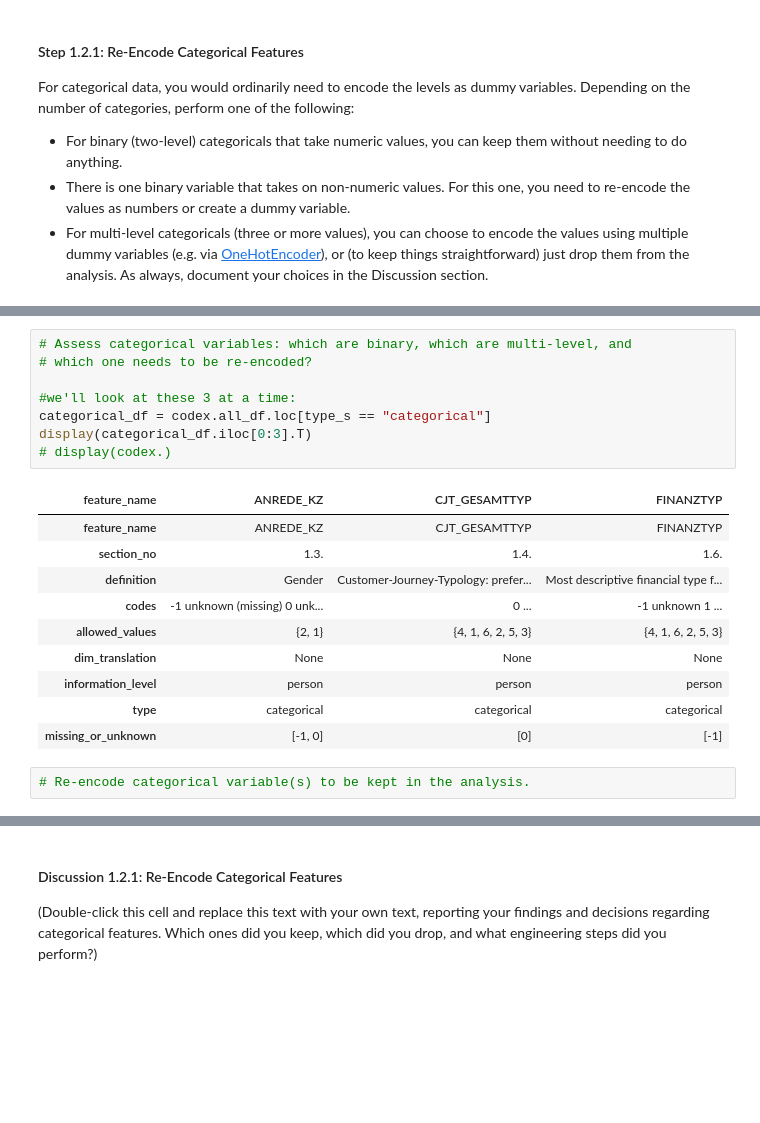
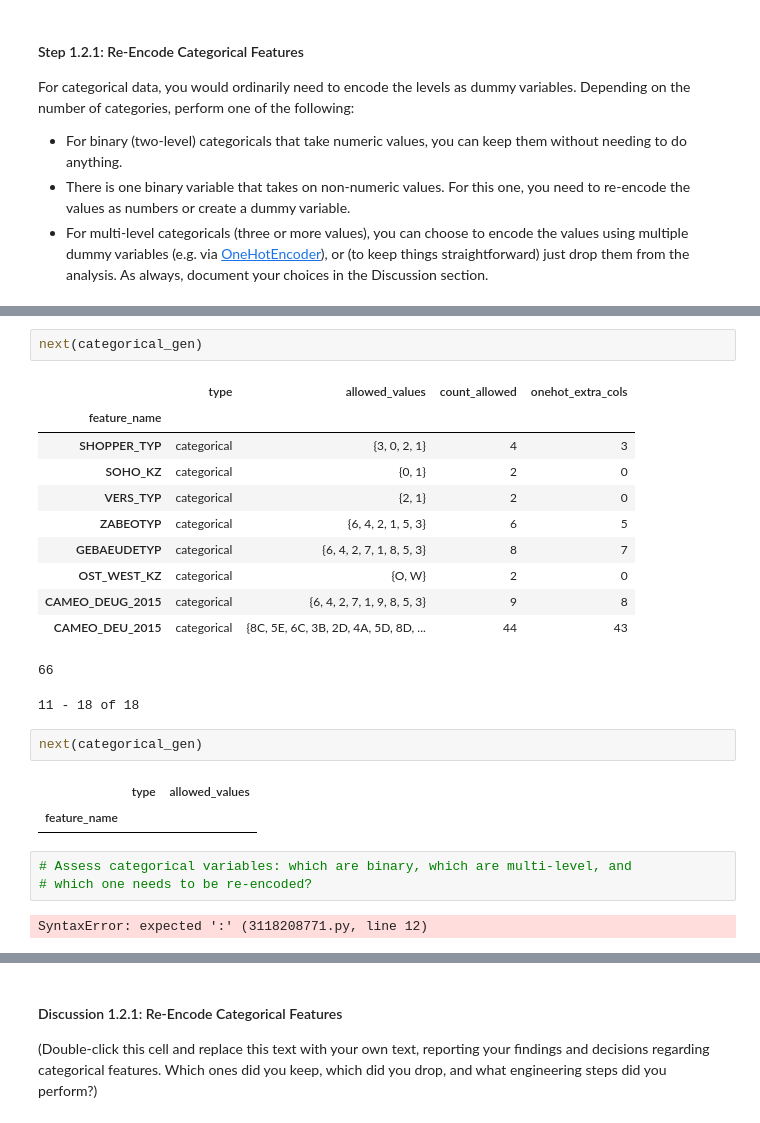
Before and after one commit to jsecrest/wgu-MachineLearning-C753-p2_IdentifyCustomerSegments, a Jupyter notebook: Identify_Customer_Segments.ipynb, the cells around one changed output, grey strips where cells are left out. Drawn from its saved outputs; the diff is of its cells as text; blank space fills up the shorter version.

```diff
--- a/Identify_Customer_Segments.ipynb
+++ b/Identify_Customer_Segments.ipynb
@@ -1233,21 +1283,25 @@ For categorical data, you would ordinarily need to encode the levels as dummy va
+# %%
+next(categorical_gen)
+# %% [output]
+|  | type | allowed_values | count_allowed | onehot_extra_cols |
+| feature_name |  |  |  |  |
+| SHOPPER_TYP | categorical | {3, 0, 2, 1} | 4 | 3 |
+| SOHO_KZ | categorical | {0, 1} | 2 | 0 |
+| VERS_TYP | categorical | {2, 1} | 2 | 0 |
+| ZABEOTYP | categorical | {6, 4, 2, 1, 5, 3} | 6 | 5 |
+| GEBAEUDETYP | categorical | {6, 4, 2, 7, 1, 8, 5, 3} | 8 | 7 |
+| OST_WEST_KZ | categorical | {O, W} | 2 | 0 |
+| CAMEO_DEUG_2015 | categorical | {6, 4, 2, 7, 1, 9, 8, 5, 3} | 9 | 8 |
+| CAMEO_DEU_2015 | categorical | {8C, 5E, 6C, 3B, 2D, 4A, 5D, 8D, ... | 44 | 43 |
+66
+11 - 18 of 18
+# %%
+next(categorical_gen)
+# %% [output]
+|  | type | allowed_values |
+| feature_name |  |  |
 # %%
 # Assess categorical variables: which are binary, which are multi-level, and
 # which one needs to be re-encoded?
-
-#we'll look at these 3 at a time:
-categorical_df = codex.all_df.loc[type_s == "categorical"]
-display(categorical_df.iloc[0:3].T)
-# display(codex.)
 # %% [output]
-| feature_name | ANREDE_KZ | CJT_GESAMTTYP | FINANZTYP |
-| feature_name | ANREDE_KZ | CJT_GESAMTTYP | FINANZTYP |
-| section_no | 1.3. | 1.4. | 1.6. |
-| definition | Gender | Customer-Journey-Typology: prefer... | Most descriptive financial type f... |
-| codes | -1 unknown (missing) 0 unk... | 0 ... | -1 unknown 1 ... |
-| allowed_values | {2, 1} | {4, 1, 6, 2, 5, 3} | {4, 1, 6, 2, 5, 3} |
-| dim_translation | None | None | None |
-| information_level | person | person | person |
-| type | categorical | categorical | categorical |
-| missing_or_unknown | [-1, 0] | [0] | [-1] |
+SyntaxError: expected ':' (3118208771.py, line 12)
-# %%
-# Re-encode categorical variable(s) to be kept in the analysis.
```
Also changed, not shown: parts of 6 cells of this notebook.
